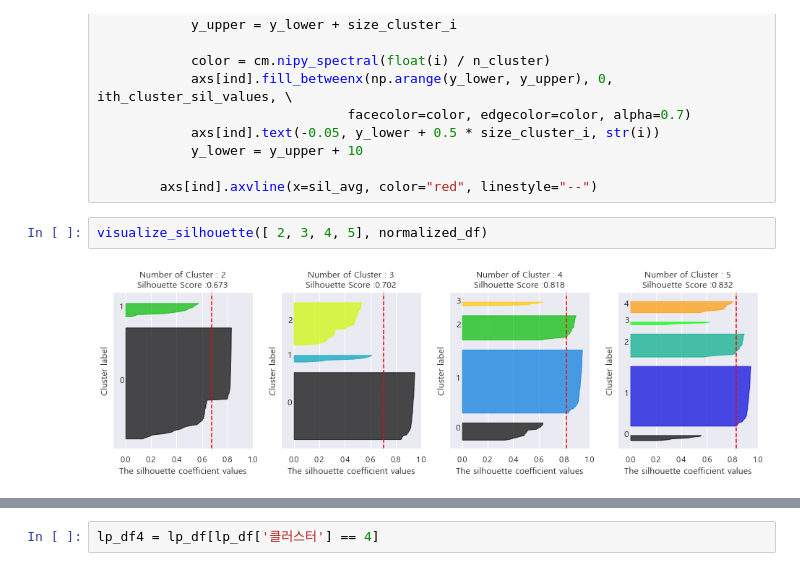
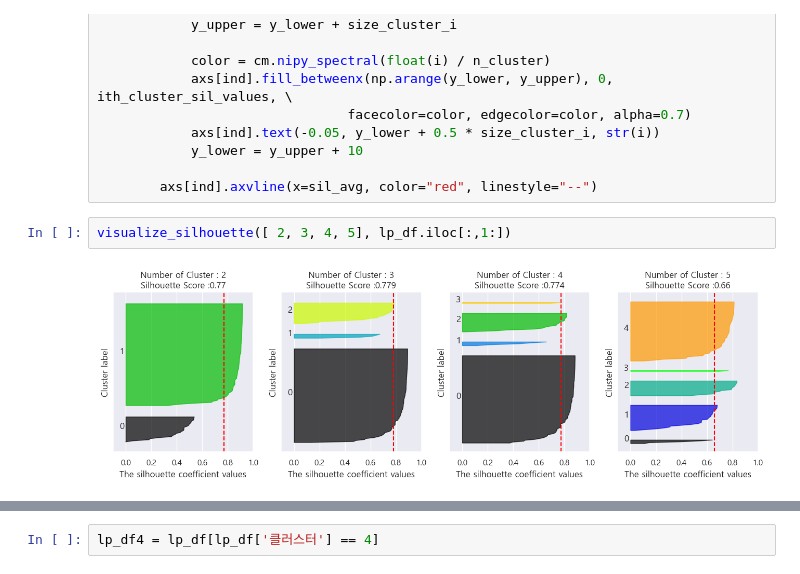
Before and after one commit to won4513/data_analytics, a Jupyter notebook: nabis/clustering.ipynb, the cells around one changed output, grey strips where cells are left out. Saved outputs shown, nothing was run; the diff lists cells and outputs as text.

```diff
--- a/nabis/clustering.ipynb
+++ b/nabis/clustering.ipynb
@@ -294,9 +294,9 @@ def visualize_silhouette(cluster_lists, X_features):
 
         axs[ind].axvline(x=sil_avg, color="red", linestyle="--")
 # %%
-visualize_silhouette([ 2, 3, 4, 5], normalized_df)
+visualize_silhouette([ 2, 3, 4, 5], lp_df.iloc[:,1:])
 # %% [output]
-[figure, old version]
+[figure, new version]
 # %%
 numeric_df = lp_df.iloc[:, 1:]
 
```
Also changed, not shown: parts of 10 cells of this notebook, 1 other file.
